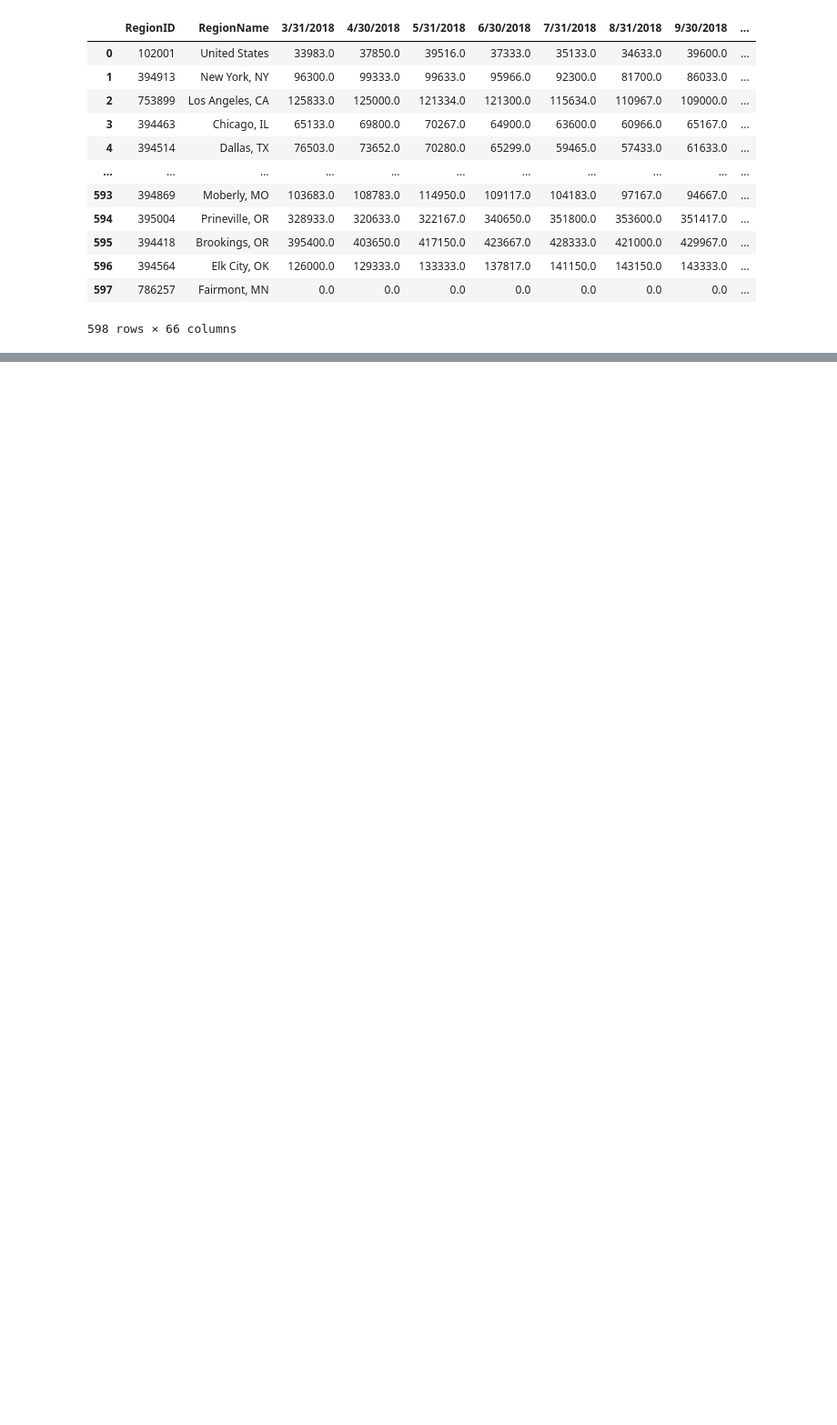
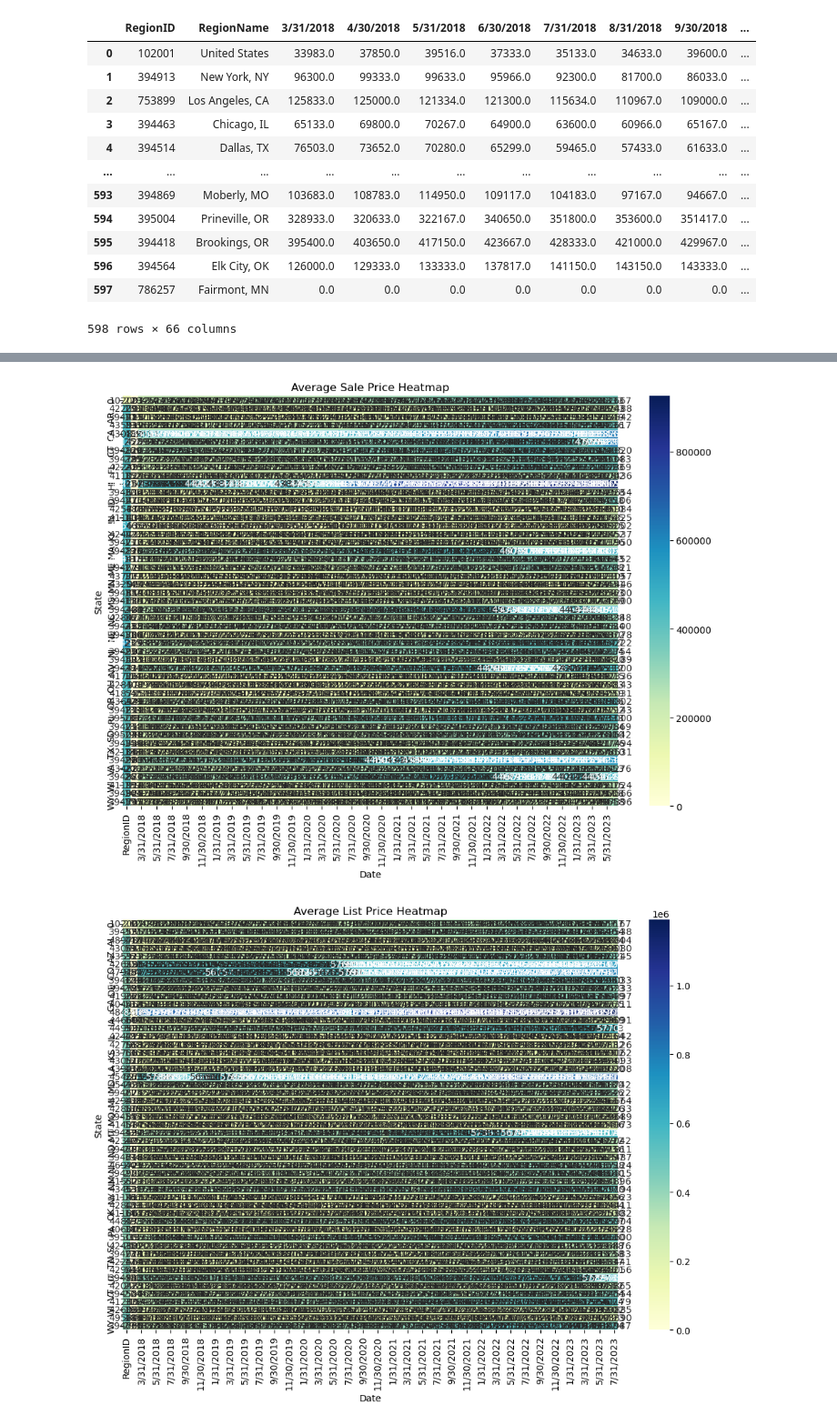
Before and after one commit to TARUNABANSALA/Zillow-Market-Analysis, a Jupyter notebook: Zillow_market_analysis.ipynb, the cells around one changed output, grey strips where cells are left out. Shown at 91% size. Cells and saved outputs as stored; diff of their text form; code cells hidden in the pictures; blank space fills up the shorter version.

```diff
--- a/Zillow_market_analysis.ipynb
+++ b/Zillow_market_analysis.ipynb
@@ -241,0 +242,27 @@ plt.show()
+# %%
+import pandas as pd
+import seaborn as sns
+import matplotlib.pyplot as plt
+
+# Calculate the average sale price and list price across different states
+average_sale_price = Sale_price_zillow_df_filled.groupby('StateName').mean()
+average_list_price = list_price_zillow_df_filled.groupby('StateName').mean()
+
+# Create a heatmap for average sale price
+plt.figure(figsize=(12, 8))
+sns.heatmap(average_sale_price, annot=True, fmt=".0f", cmap="YlGnBu")
+plt.title("Average Sale Price Heatmap")
+plt.xlabel("Date")
+plt.ylabel("State")
+plt.show()
+
+# Create a heatmap for average list price
+plt.figure(figsize=(12, 8))
+sns.heatmap(average_list_price, annot=True, fmt=".0f", cmap="YlGnBu")
+plt.title("Average List Price Heatmap")
+plt.xlabel("Date")
+plt.ylabel("State")
+plt.show()
+# %% [output]
+[figure, added]
+[figure, added]
```
Also changed, not shown: parts of 7 cells of this notebook.
